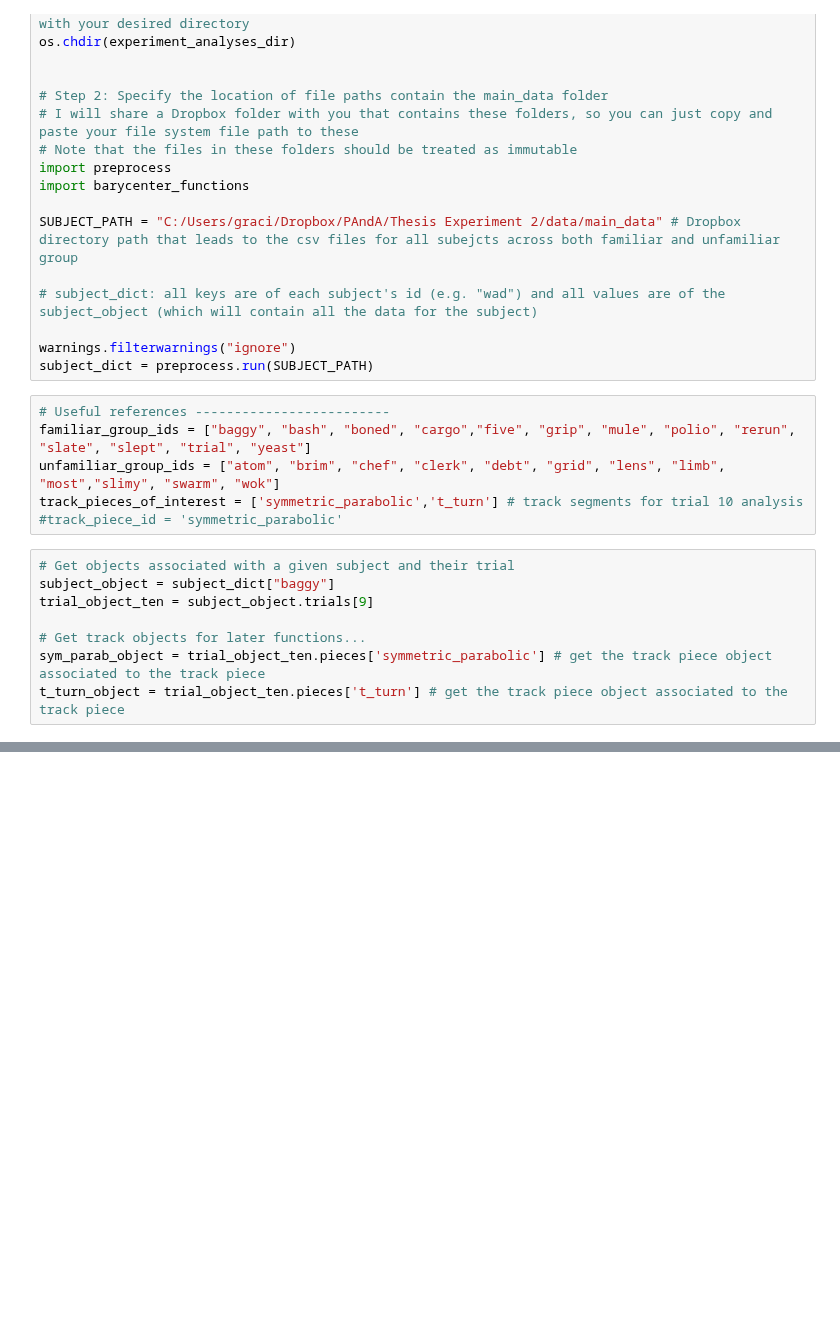
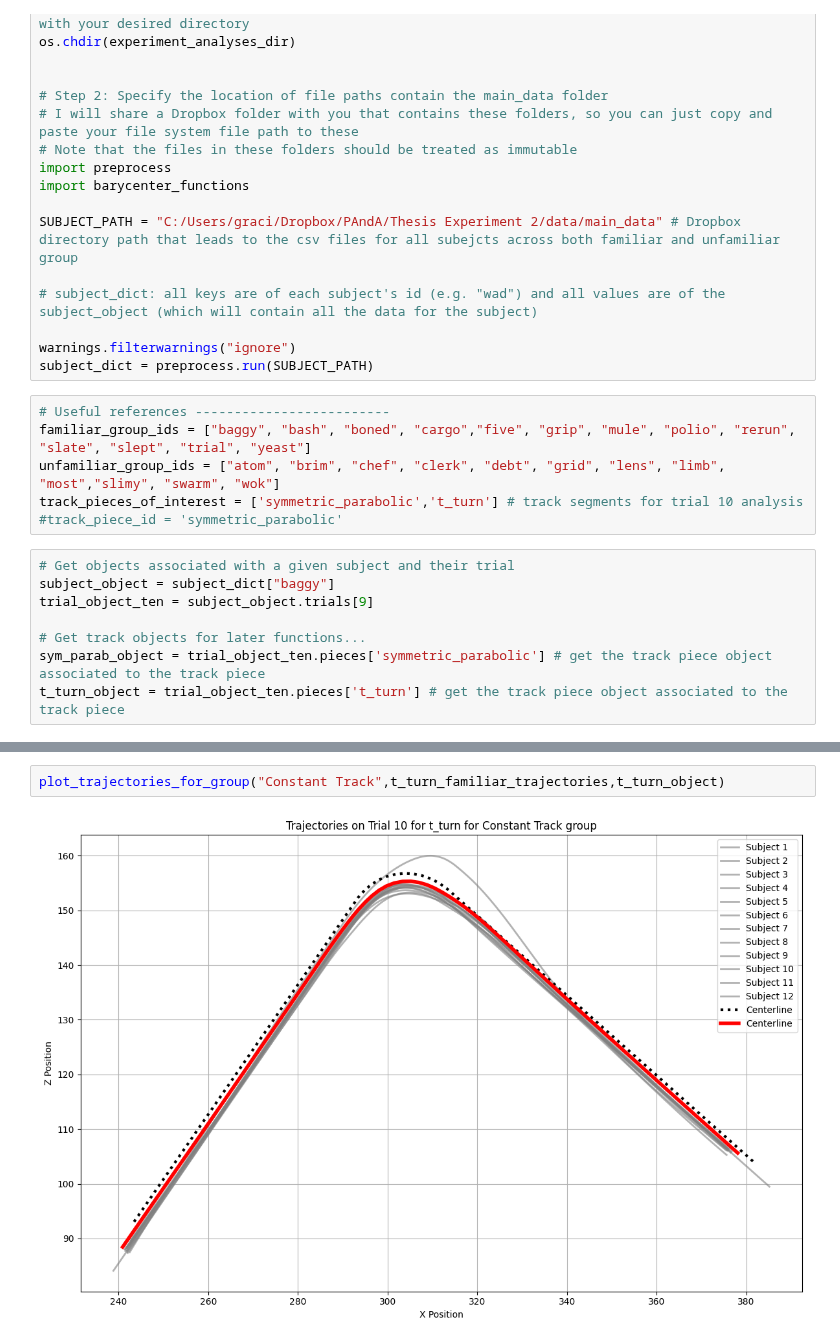
Before and after one commit to GraceRoessling/driving_exp_1_analyses, a Jupyter notebook: experiment_analyses/jupyter_notebooks/barycenter_fog_segment_analysis.ipynb, the cells around one changed output, grey strips where cells are left out. Saved outputs shown, nothing was run; the diff lists cells and outputs as text; blank space fills up the shorter version.

```diff
--- a/experiment_analyses/jupyter_notebooks/barycenter_fog_segment_analysis.ipynb
+++ b/experiment_analyses/jupyter_notebooks/barycenter_fog_segment_analysis.ipynb
@@ -52,0 +87,4 @@ barycenter_functions.get_barycenter_per_group("Variable Track",t_turn_object,t_t
+# %%
+plot_trajectories_for_group("Constant Track",t_turn_familiar_trajectories,t_turn_object)
+# %% [output]
+[figure, added]
```
Also changed, not shown: parts of 6 cells of this notebook, 1 other file.
